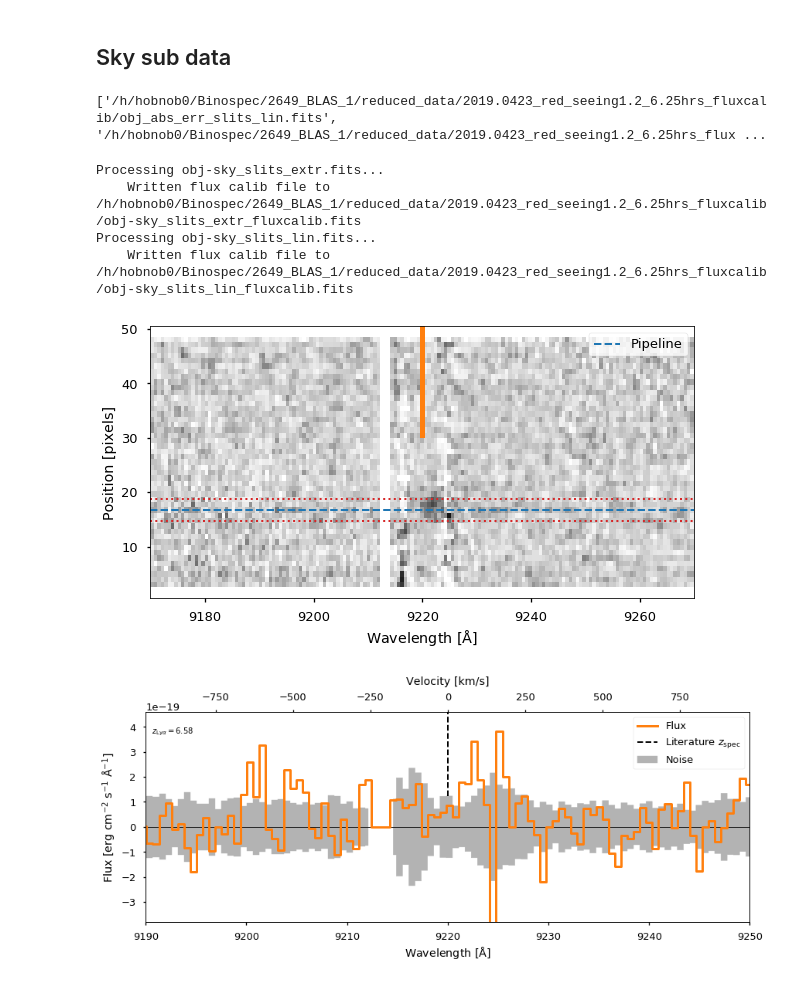
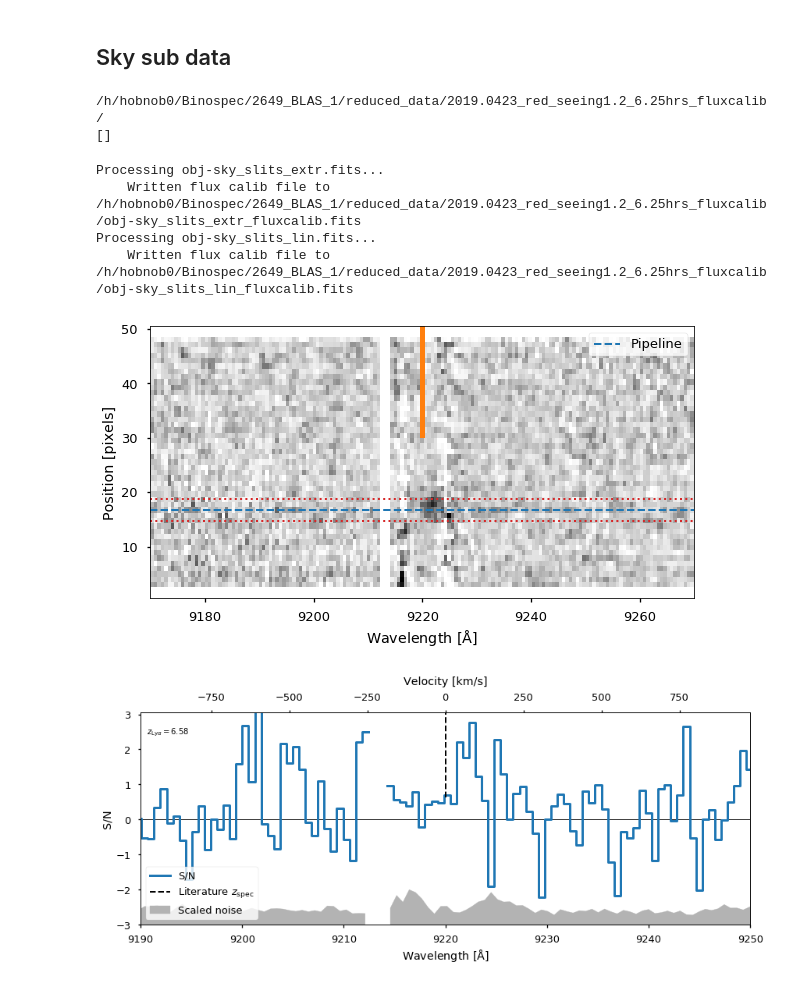
Before and after one commit to charlottenosam/Bino_tools, a Jupyter notebook: examples/flux_calibration_batch.ipynb, the cells around one changed output. Saved outputs shown, nothing was run; the diff lists cells and outputs as text; code cells hidden in the pictures.

```diff
--- a/examples/flux_calibration_batch.ipynb
+++ b/examples/flux_calibration_batch.ipynb
@@ -74,14 +77,16 @@ print(np.nanmedian(image))
 ## Sky sub data
 # %%
 # Find spectra
+print(datadir)
 obj_files_skysub = sorted(set(glob.glob(datadir+'obj-sky_slits*.fits')) - set(glob.glob(datadir+'obj-sky_slits*_fluxcalib.fits')))
-print(obj_files)
+print(obj_files_skysub)
 
 # find flux calib file
 flux_calib_file = glob.glob(datadir+'*fluxcalibration_polyfit_skysub.txt')[0]
 flux_calib      = np.genfromtxt(flux_calib_file, names=True)
 # %% [output]
-['/h/hobnob0/Binospec/2649_BLAS_1/reduced_data/2019.0423_red_seeing1.2_6.25hrs_fluxcalib/obj_abs_err_slits_lin.fits', '/h/hobnob0/Binospec/2649_BLAS_1/reduced_data/2019.0423_red_seeing1.2_6.25hrs_flux ...
+/h/hobnob0/Binospec/2649_BLAS_1/reduced_data/2019.0423_red_seeing1.2_6.25hrs_fluxcalib/
+[]
 # %%
 # Do flux calib
 for obj_file in obj_files_skysub:
@@ -93,23 +98,25 @@ Processing obj-sky_slits_lin.fits...
     Written flux calib file to /h/hobnob0/Binospec/2649_BLAS_1/reduced_data/2019.0423_red_seeing1.2_6.25hrs_fluxcalib/obj-sky_slits_lin_fluxcalib.fits
 # %%
 # Plot
-bino_plot_fluxcalib = bt.BinoPlotter(obj_files_skysub[-1].replace('.fits', '_fluxcalib.fits'),
+obj_files_skysub = sorted(set(glob.glob(datadir+'obj_abs_slits_lin_fluxcalib.fits')))
+
+bino_plot_fluxcalib = bt.BinoPlotter(obj_files_skysub[-1],
                                      transmission=transmission['transmission'])
 
 # Line to center on
 Lya_wave   = 9220. # Wavelength to center on
 posy_width = 1.*4. # Pixel width of extraction window for 1D spectrum (4 pix = PSF from stars ~1")
 wave_limA  = 30.   # Wavelength range to plot over (Lya_wave /pm wave_limA)
 
 targetid = 50      # slit number ( mask id + 1)
 
 image, ypos = bino_plot_fluxcalib.spec2D(target=targetid, wave_lineA=Lya_wave, posy_width=posy_width,
                                vmin_sig=-0.3, vmax_sig=0.7, wave_limA=50., posy=None,
                                smooth=None, find_peaks=False)
 
 bino_plot_fluxcalib.spec1D(image, wave_lineA=Lya_wave, fit=False,
                  posy_med=ypos, posy_width=posy_width, wave_limA=wave_limA,
-                 StoN=False, flux_unit='erg cm$^{-2}$ s$^{-1}$ $\mathrm{\AA}^{-1}$')
+                 StoN=True, flux_unit='erg cm$^{-2}$ s$^{-1}$ $\mathrm{\AA}^{-1}$')
 # %% [output]
 [figure]
-[figure, old version]
+[figure, new version]
```
Also changed, not shown: parts of 1 cell of this notebook.
